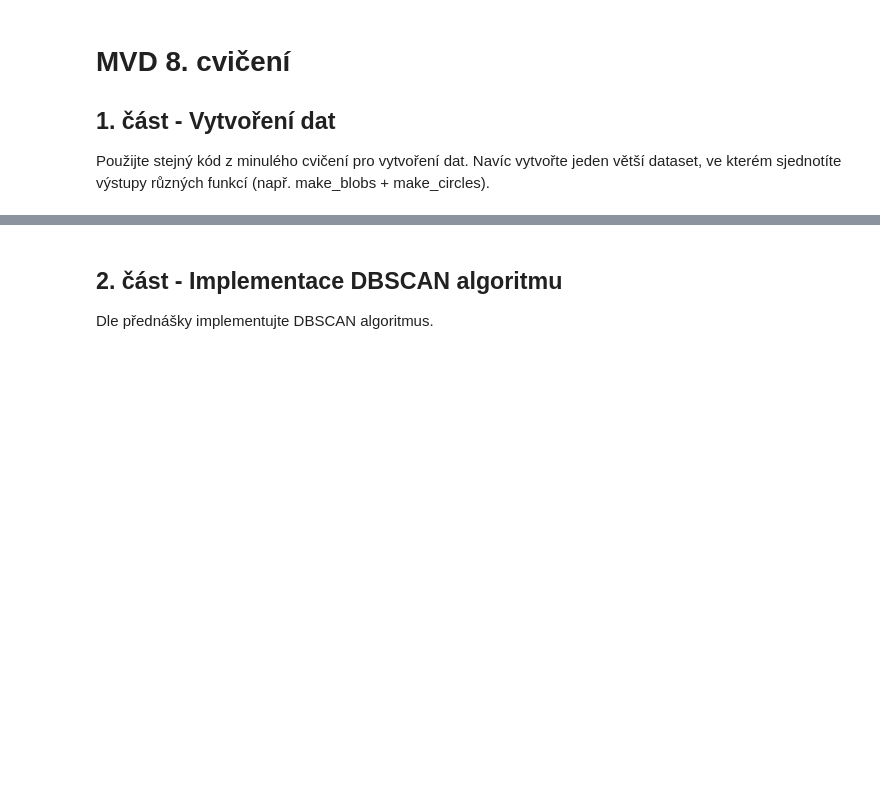
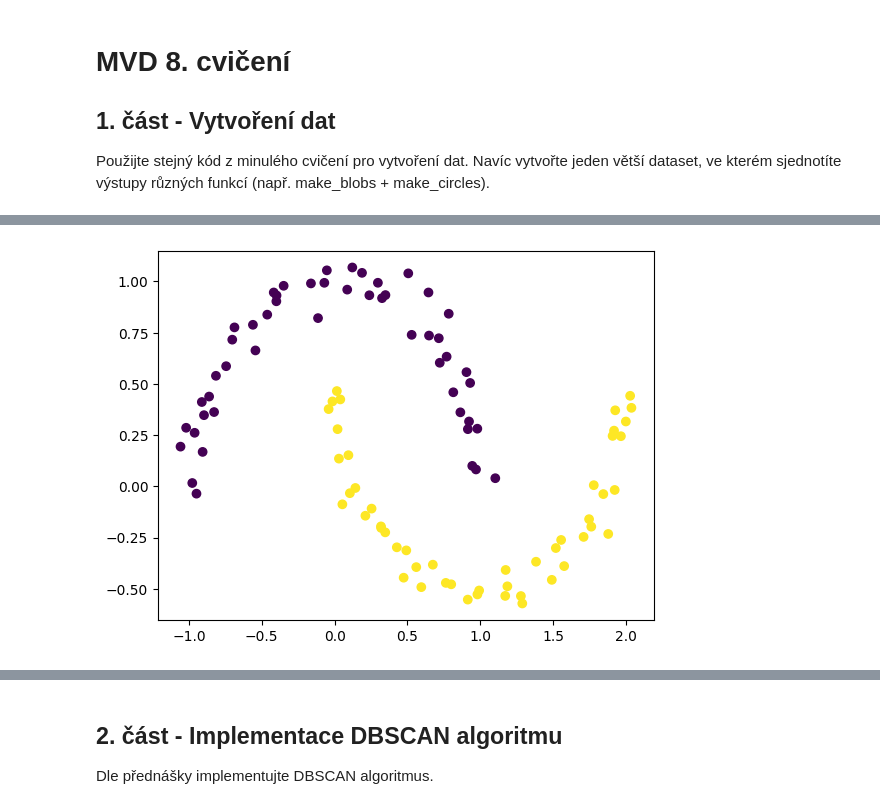
Before and after one commit to elPytel/MVD-Metody_vytezovani_dat, a Jupyter notebook: cviceni/cv08/MVD 8. cvičení.ipynb, the cells around one changed output, grey strips where cells are left out. Cells and saved outputs as stored; diff of their text form; code cells hidden in the pictures; blank space fills up the shorter version.

```diff
--- a/cviceni/cv08/MVD 8. cvičení.ipynb
+++ b/cviceni/cv08/MVD 8. cvičení.ipynb
@@ -6,0 +39,7 @@ Použijte stejný kód z minulého cvičení pro vytvoření dat. Navíc vytvoř
+# %%
+x3, y3 = sklearn.datasets.make_moons(
+    n_samples=100, noise=[0.06, 0.067], random_state=0)
+plt.scatter(x3[:, 0], x3[:, 1], c=y3, cmap='viridis')
+plt.show()
+# %% [output]
+[figure, added]
```
Also changed, not shown: parts of 9 cells of this notebook, 2 other files.
